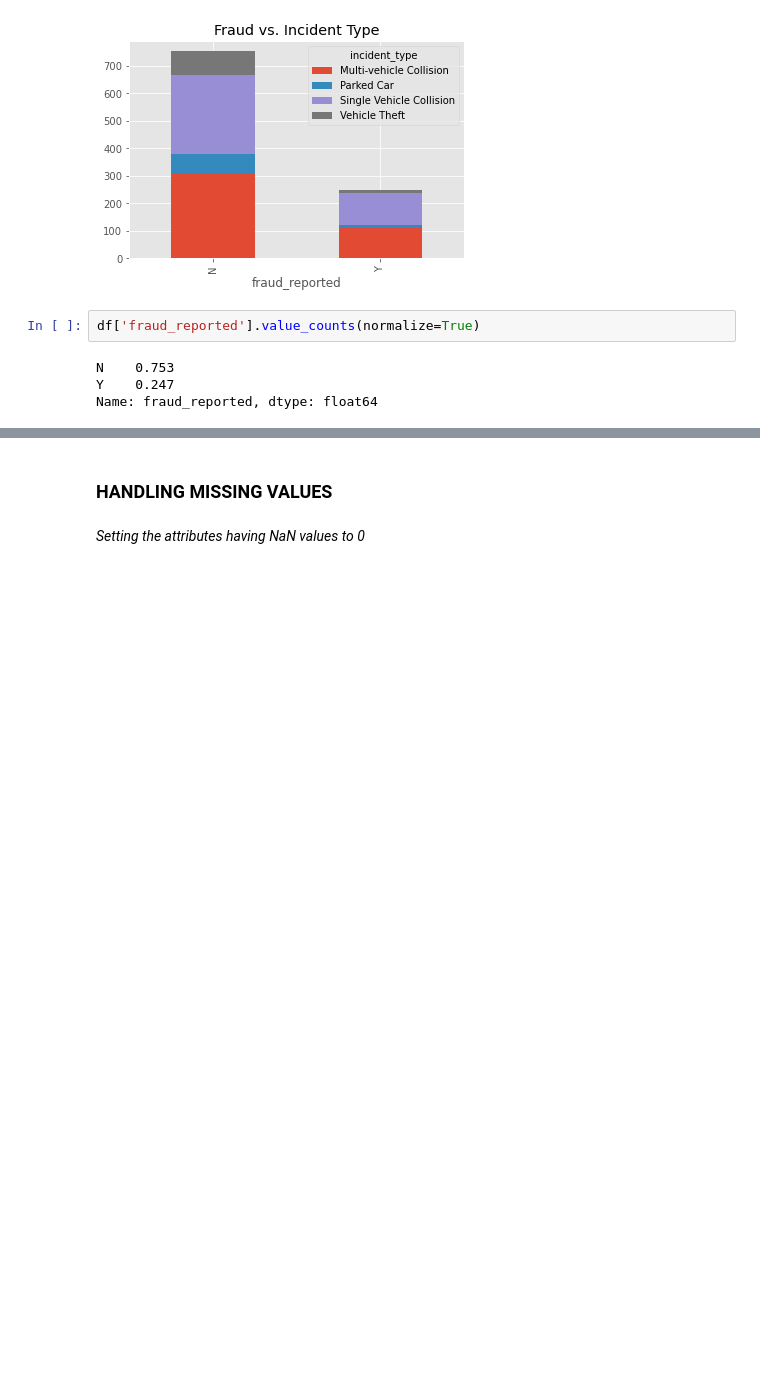
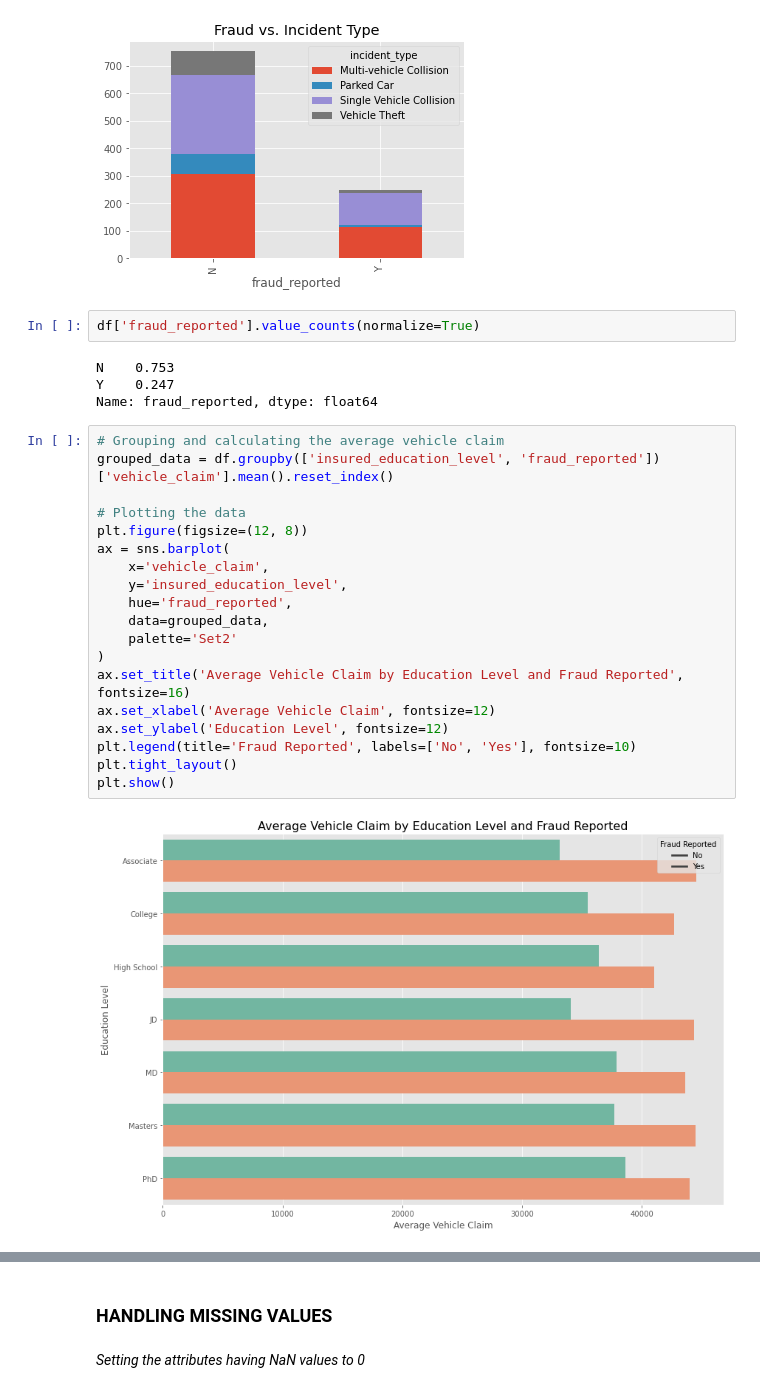
Before and after one commit to zaenhakeem/Insurance-Fraud, a Jupyter notebook: student.ipynb.ipynb, the cells around one changed output, grey strips where cells are left out. Cells and saved outputs as stored; diff of their text form; blank space fills up the shorter version.

```diff
--- a/student.ipynb.ipynb
+++ b/student.ipynb.ipynb
@@ -244,3 +246,24 @@ df['fraud_reported'].value_counts(normalize=True)
 N    0.753
 Y    0.247
 Name: fraud_reported, dtype: float64
+# %%
+# Grouping and calculating the average vehicle claim
+grouped_data = df.groupby(['insured_education_level', 'fraud_reported'])['vehicle_claim'].mean().reset_index()
+
+# Plotting the data
+plt.figure(figsize=(12, 8))
+ax = sns.barplot(
+    x='vehicle_claim',
+    y='insured_education_level',
+    hue='fraud_reported',
+    data=grouped_data,
+    palette='Set2'
+)
+ax.set_title('Average Vehicle Claim by Education Level and Fraud Reported', fontsize=16)
+ax.set_xlabel('Average Vehicle Claim', fontsize=12)
+ax.set_ylabel('Education Level', fontsize=12)
+plt.legend(title='Fraud Reported', labels=['No', 'Yes'], fontsize=10)
+plt.tight_layout()
+plt.show()
+# %% [output]
+[figure, added]
```
Also changed, not shown: parts of 29 cells of this notebook.
